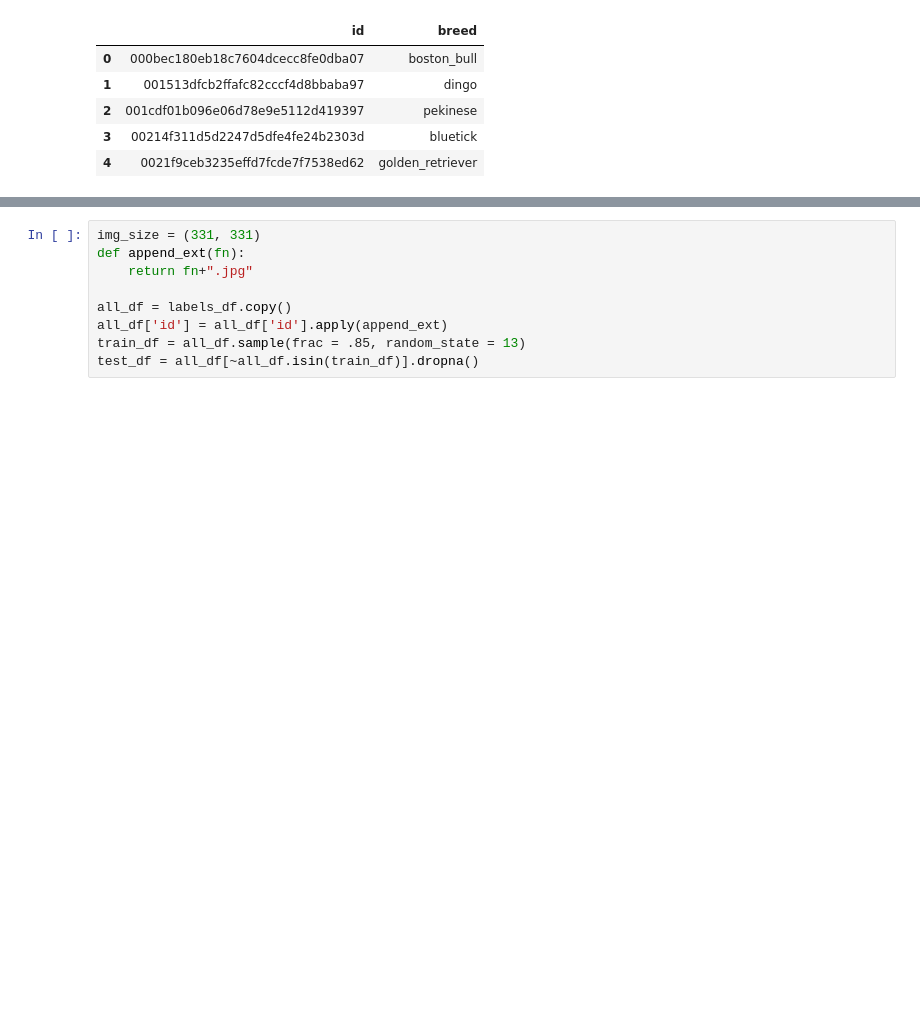
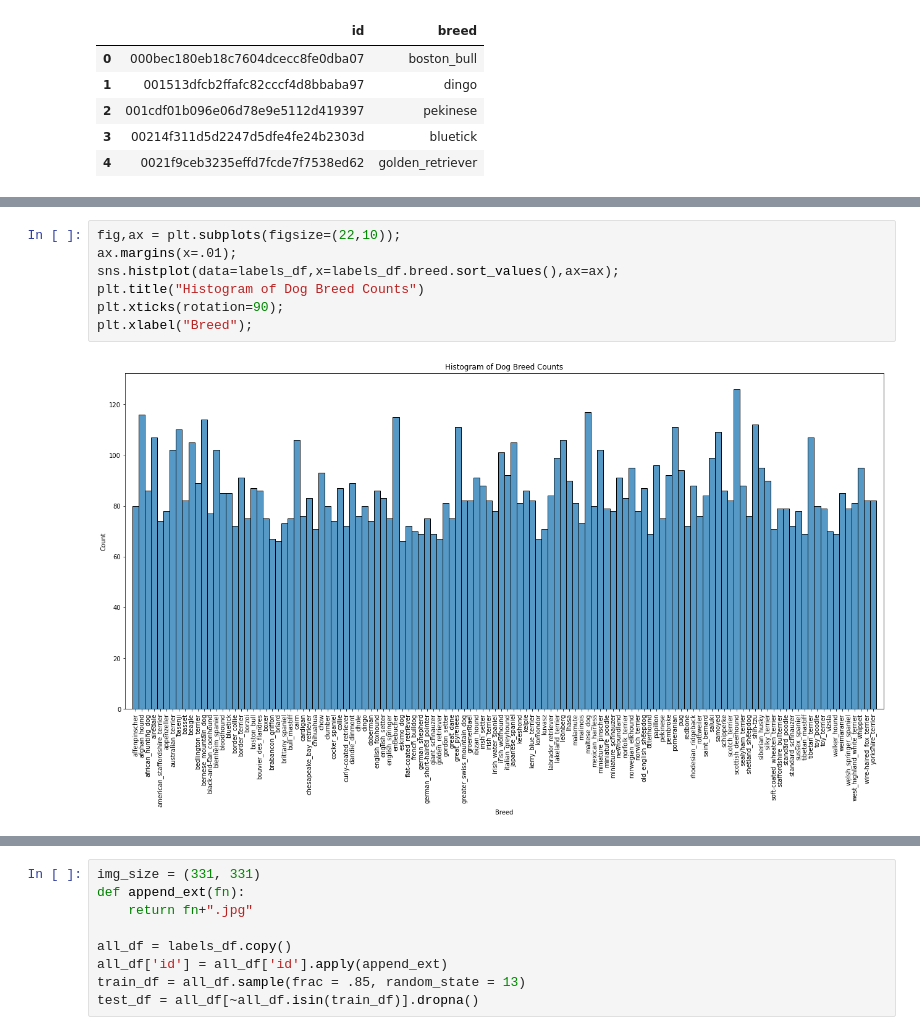
Before and after one commit to AbrahamEyman/DogBreedClassification, a Jupyter notebook: model_creation.ipynb, the cells around one changed output, grey strips where cells are left out. Cells and saved outputs as stored; diff of their text form; blank space fills up the shorter version.

```diff
--- a/model_creation.ipynb
+++ b/model_creation.ipynb
@@ -63,0 +85,9 @@ Number of dog breeds: 120
+# %%
+fig,ax = plt.subplots(figsize=(22,10));
+ax.margins(x=.01);
+sns.histplot(data=labels_df,x=labels_df.breed.sort_values(),ax=ax);
+plt.title("Histogram of Dog Breed Counts")
+plt.xticks(rotation=90);
+plt.xlabel("Breed");
+# %% [output]
+[figure, added]
```
Also changed, not shown: parts of 55 cells of this notebook.
